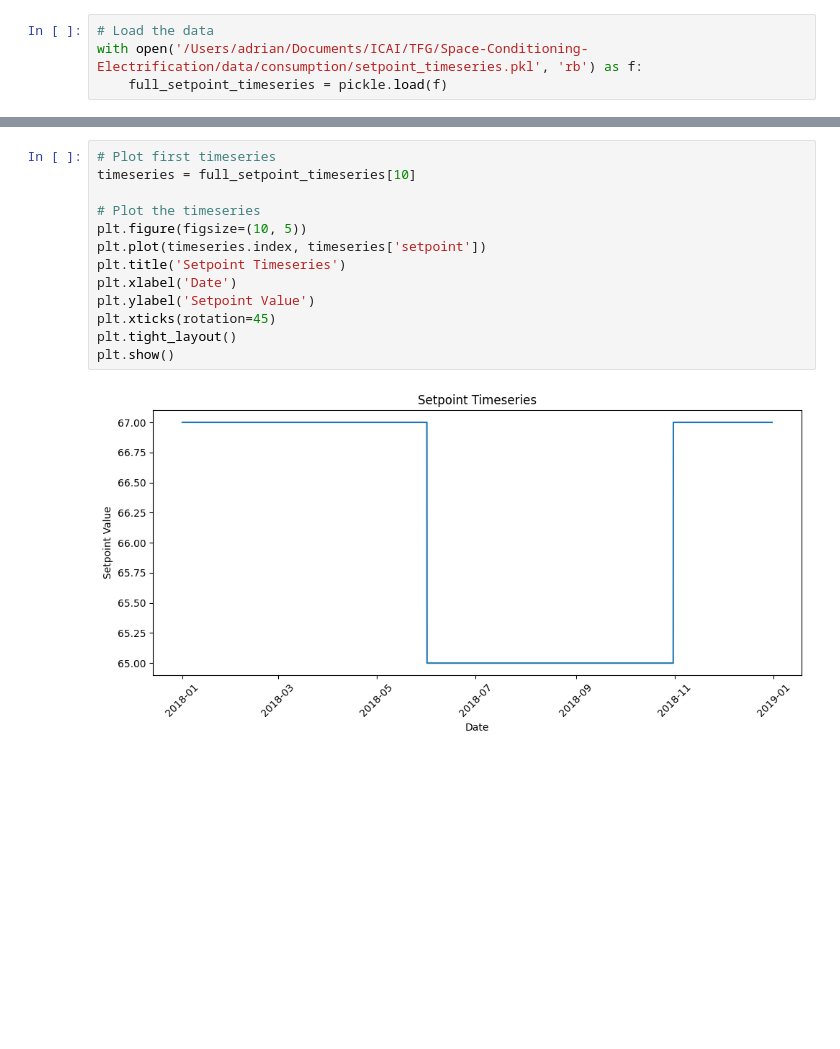
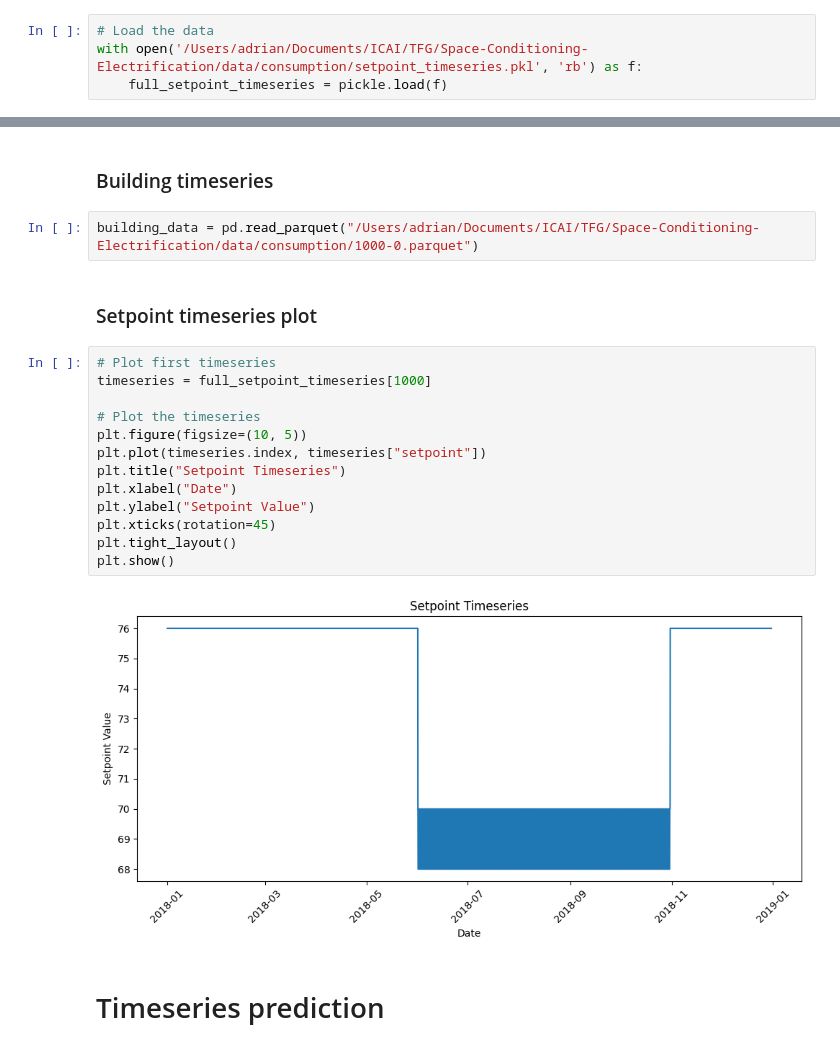
Before and after one commit to adrianlopezlanchares/Space-Conditioning-Electrification, a Jupyter notebook: consumption/data_transforms/setpoint_model.ipynb, the cells around one changed output, grey strips where cells are left out. Saved outputs shown, nothing was run; the diff lists cells and outputs as text; blank space fills up the shorter version.

Commit message:
add exog data loading

```diff
--- a/consumption/data_transforms/setpoint_model.ipynb
+++ b/consumption/data_transforms/setpoint_model.ipynb
@@ -12,15 +67,23 @@ with open('/Users/adrian/Documents/ICAI/TFG/Space-Conditioning-Electrification/d
+# %% [markdown]
+### Building timeseries
+# %%
+building_data = pd.read_parquet("/Users/adrian/Documents/ICAI/TFG/Space-Conditioning-Electrification/data/consumption/1000-0.parquet")
+# %% [markdown]
+### Setpoint timeseries plot
 # %%
 # Plot first timeseries
-timeseries = full_setpoint_timeseries[10]
+timeseries = full_setpoint_timeseries[1000]
 
 # Plot the timeseries
 plt.figure(figsize=(10, 5))
-plt.plot(timeseries.index, timeseries['setpoint'])
-plt.title('Setpoint Timeseries')
-plt.xlabel('Date')
-plt.ylabel('Setpoint Value')
+plt.plot(timeseries.index, timeseries["setpoint"])
+plt.title("Setpoint Timeseries")
+plt.xlabel("Date")
+plt.ylabel("Setpoint Value")
 plt.xticks(rotation=45)
 plt.tight_layout()
 plt.show()
 # %% [output]
-[figure, old version]
+[figure, new version]
+# %% [markdown]
+# Timeseries prediction
```
Also changed, not shown: parts of 16 cells of this notebook.
